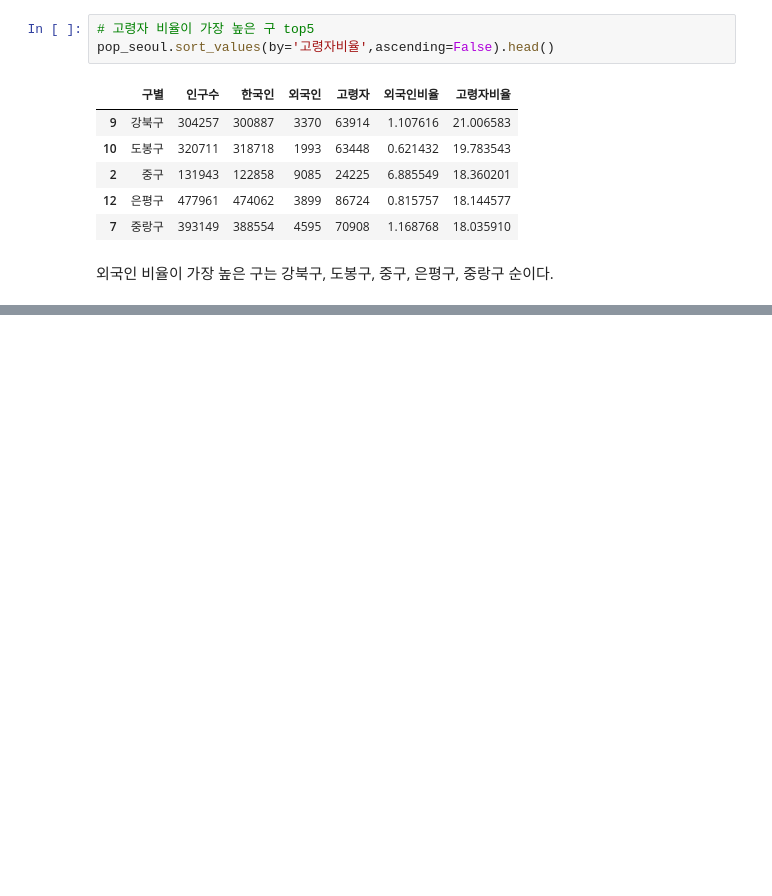
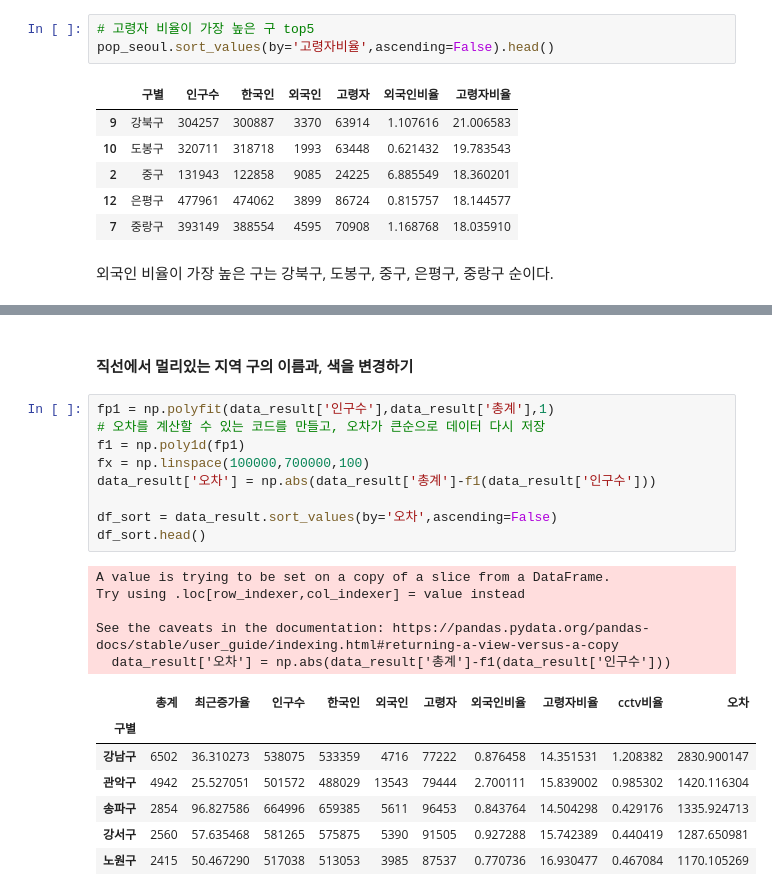
Before and after one commit to suyeondev/TIL, a Jupyter notebook: Python/데이터분석_실습/[실습01-서울시_구별_CCTV_현황분석].ipynb, the cells around one changed output, grey strips where cells are left out. Drawn from its saved outputs; the diff is of its cells as text; blank space fills up the shorter version.

```diff
--- a/Python/데이터분석_실습/[실습01-서울시_구별_CCTV_현황분석].ipynb
+++ b/Python/데이터분석_실습/[실습01-서울시_구별_CCTV_현황분석].ipynb
@@ -417,0 +420,24 @@ plt.show()
+# %% [markdown]
+#### 직선에서 멀리있는 지역 구의 이름과, 색을 변경하기
+# %%
+fp1 = np.polyfit(data_result['인구수'],data_result['총계'],1)
+# 오차를 계산할 수 있는 코드를 만들고, 오차가 큰순으로 데이터 다시 저장
+f1 = np.poly1d(fp1)
+fx = np.linspace(100000,700000,100)
+data_result['오차'] = np.abs(data_result['총계']-f1(data_result['인구수']))
+
+df_sort = data_result.sort_values(by='오차',ascending=False)
+df_sort.head()
+# %% [output]
+A value is trying to be set on a copy of a slice from a DataFrame.
+Try using .loc[row_indexer,col_indexer] = value instead
+
+See the caveats in the documentation: https://pandas.pydata.org/pandas-docs/stable/user_guide/indexing.html#returning-a-view-versus-a-copy
+  data_result['오차'] = np.abs(data_result['총계']-f1(data_result['인구수']))
+|  | 총계 | 최근증가율 | 인구수 | 한국인 | 외국인 | 고령자 | 외국인비율 | 고령자비율 | cctv비율 | 오차 |
+| 구별 |  |  |  |  |  |  |  |  |  |  |
+| 강남구 | 6502 | 36.310273 | 538075 | 533359 | 4716 | 77222 | 0.876458 | 14.351531 | 1.208382 | 2830.900147 |
+| 관악구 | 4942 | 25.527051 | 501572 | 488029 | 13543 | 79444 | 2.700111 | 15.839002 | 0.985302 | 1420.116304 |
+| 송파구 | 2854 | 96.827586 | 664996 | 659385 | 5611 | 96453 | 0.843764 | 14.504298 | 0.429176 | 1335.924713 |
+| 강서구 | 2560 | 57.635468 | 581265 | 575875 | 5390 | 91505 | 0.927288 | 15.742389 | 0.440419 | 1287.650981 |
+| 노원구 | 2415 | 50.467290 | 517038 | 513053 | 3985 | 87537 | 0.770736 | 16.930477 | 0.467084 | 1170.105269 |
```
Also changed, not shown: parts of 39 cells of this notebook.
